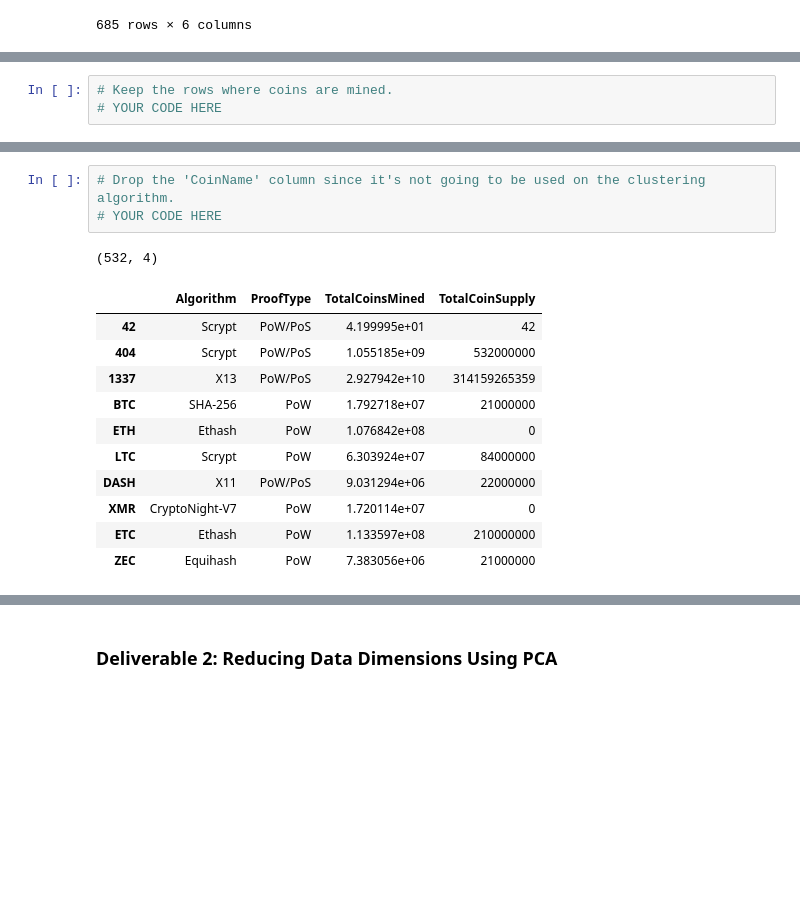
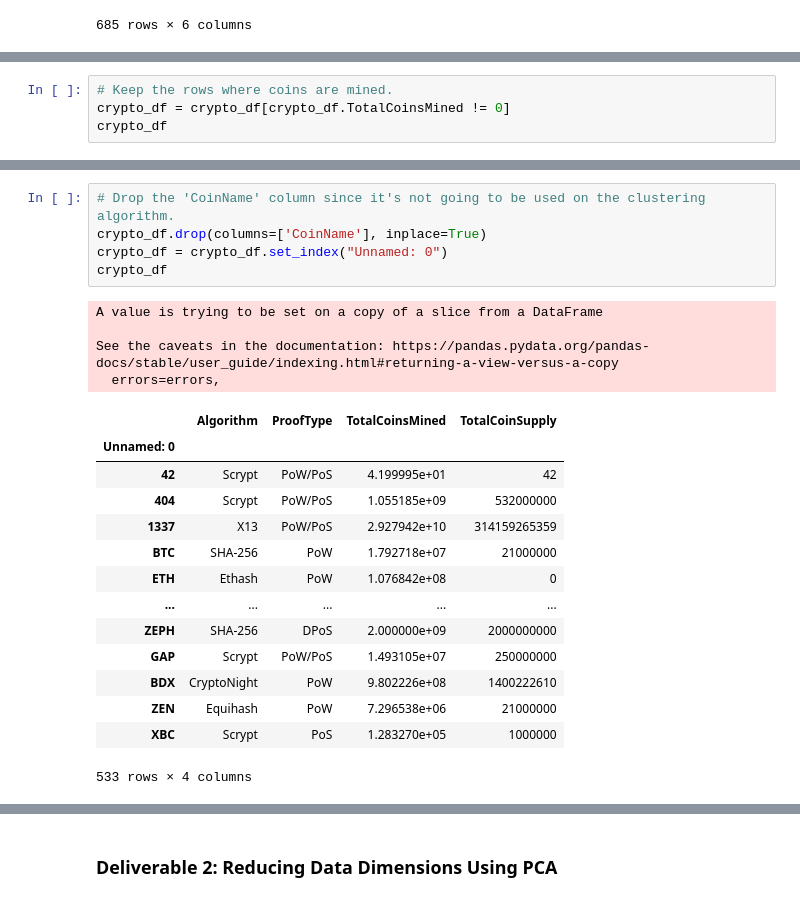
Before and after one commit to lpkrueger/Cryptocurrencies, a Jupyter notebook: crypto_clustering.ipynb, the cells around one changed output, grey strips where cells are left out. Cells and saved outputs as stored; diff of their text form; blank space fills up the shorter version.

```diff
--- a/crypto_clustering.ipynb
+++ b/crypto_clustering.ipynb
@@ -75,4 +73,5 @@ crypto_df
 # %%
 # Keep the rows where coins are mined.
-# YOUR CODE HERE
+crypto_df = crypto_df[crypto_df.TotalCoinsMined != 0]
+crypto_df
 # %% [output]
@@ -102,18 +111,26 @@ crypto_df
 # %%
 # Drop the 'CoinName' column since it's not going to be used on the clustering algorithm.
-# YOUR CODE HERE
+crypto_df.drop(columns=['CoinName'], inplace=True)
+crypto_df = crypto_df.set_index("Unnamed: 0")
+crypto_df
 # %% [output]
-(532, 4)
+A value is trying to be set on a copy of a slice from a DataFrame
+
+See the caveats in the documentation: https://pandas.pydata.org/pandas-docs/stable/user_guide/indexing.html#returning-a-view-versus-a-copy
+  errors=errors,
 |  | Algorithm | ProofType | TotalCoinsMined | TotalCoinSupply |
+| Unnamed: 0 |  |  |  |  |
 | 42 | Scrypt | PoW/PoS | 4.199995e+01 | 42 |
 | 404 | Scrypt | PoW/PoS | 1.055185e+09 | 532000000 |
 | 1337 | X13 | PoW/PoS | 2.927942e+10 | 314159265359 |
 | BTC | SHA-256 | PoW | 1.792718e+07 | 21000000 |
 | ETH | Ethash | PoW | 1.076842e+08 | 0 |
-| LTC | Scrypt | PoW | 6.303924e+07 | 84000000 |
-| DASH | X11 | PoW/PoS | 9.031294e+06 | 22000000 |
-| XMR | CryptoNight-V7 | PoW | 1.720114e+07 | 0 |
-| ETC | Ethash | PoW | 1.133597e+08 | 210000000 |
-| ZEC | Equihash | PoW | 7.383056e+06 | 21000000 |
+| ... | ... | ... | ... | ... |
+| ZEPH | SHA-256 | DPoS | 2.000000e+09 | 2000000000 |
+| GAP | Scrypt | PoW/PoS | 1.493105e+07 | 250000000 |
+| BDX | CryptoNight | PoW | 9.802226e+08 | 1400222610 |
+| ZEN | Equihash | PoW | 7.296538e+06 | 21000000 |
+| XBC | Scrypt | PoS | 1.283270e+05 | 1000000 |
+533 rows × 4 columns
 # %%
 # Use get_dummies() to create variables for text features.
```
Also changed, not shown: parts of 21 cells of this notebook.
